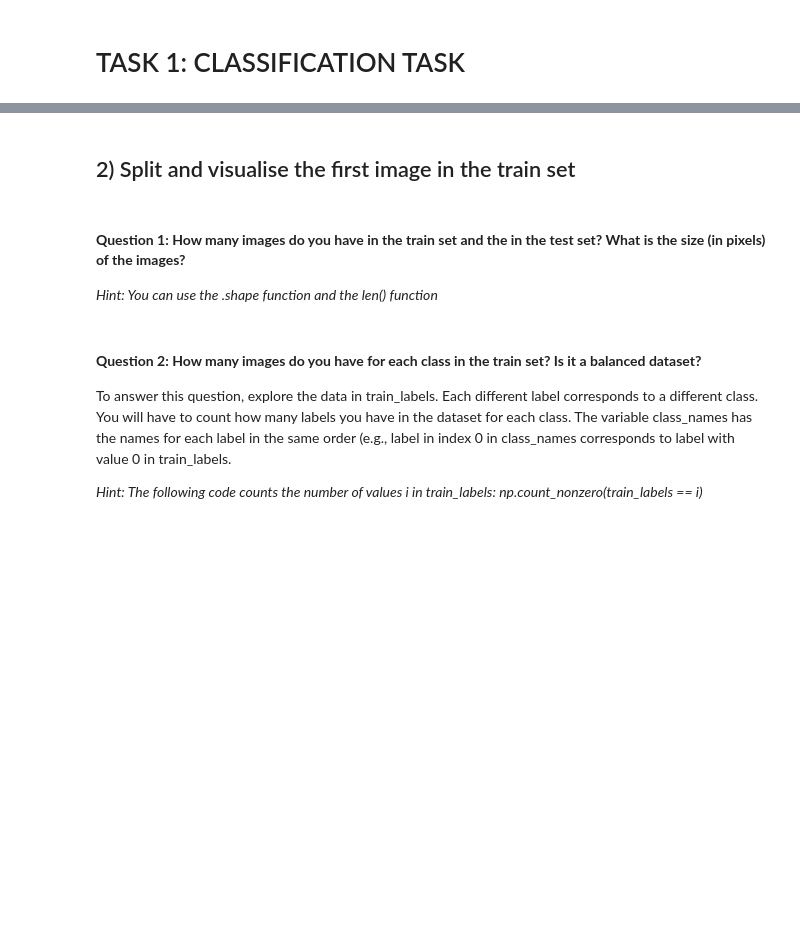
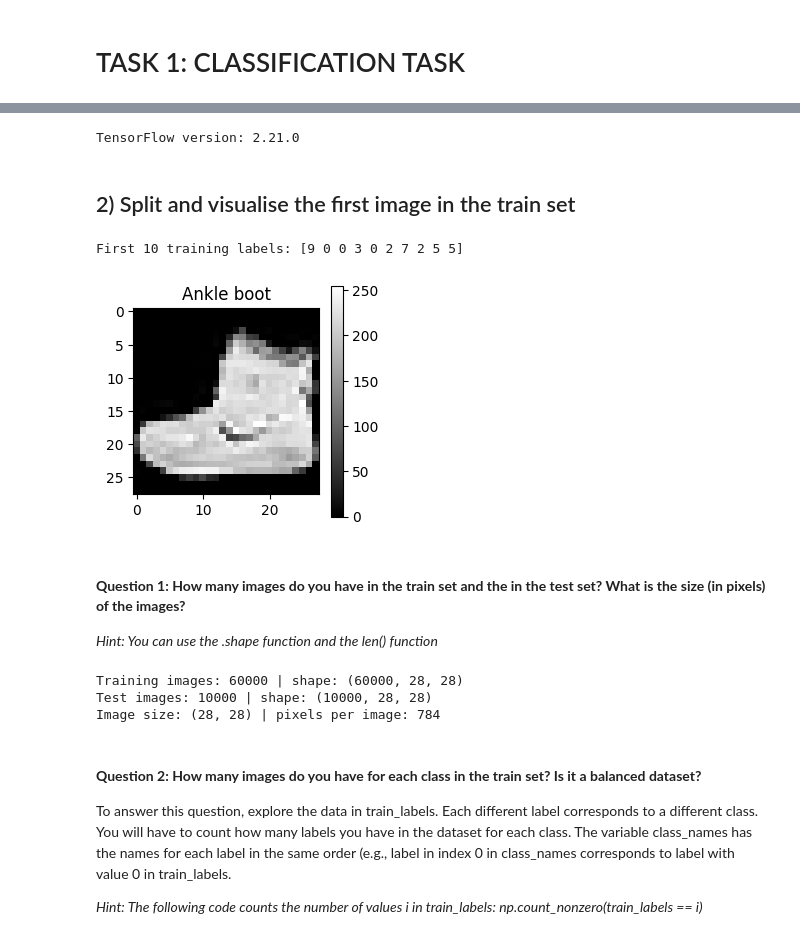
Before and after one commit to anjaya02/applied-ai, a Jupyter notebook: Week 9/Tutorial_ANN.ipynb, the cells around one changed output, grey strips where cells are left out. Saved outputs shown, nothing was run; the diff lists cells and outputs as text; code cells hidden in the pictures; blank space fills up the shorter version.

Commit message:
Complete week 9 neural networks tutorial with results

```diff
--- a/Week 9/Tutorial_ANN.ipynb
+++ b/Week 9/Tutorial_ANN.ipynb
@@ -15,27 +26,31 @@ You can find more information on the dataset here: https://keras.io/api/datasets
 import tensorflow as tf
 import matplotlib.pyplot as plt
 import numpy as np
+from sklearn.model_selection import train_test_split
 
-seed = 123 # to ensure we always get the same results
-np.random.seed(seed) # to ensure we always get the same results
-tf.keras.utils.set_random_seed(seed) # to ensure we always get the same results
+seed = 123
+tf.keras.utils.set_random_seed(seed)
+print('TensorFlow version:', tf.__version__)
 
 fashion_mnist = tf.keras.datasets.fashion_mnist
-
 class_names = ['T-shirt/top', 'Trouser', 'Pullover', 'Dress', 'Coat',
                'Sandal', 'Shirt', 'Sneaker', 'Bag', 'Ankle boot']
+# %% [output]
+TensorFlow version: 2.21.0
 # %% [markdown]
 ## 2) Split and visualise the first image in the train set
 # %%
 (train_images, train_labels), (test_images, test_labels) = fashion_mnist.load_data()
-
-print(train_labels)
+print('First 10 training labels:', train_labels[:10])
 plt.figure(figsize=(3, 3))
-plt.imshow(train_images[0])
+plt.imshow(train_images[0], cmap='gray')
 plt.title(class_names[train_labels[0]])
 plt.colorbar()
 plt.grid(False)
 plt.show()
+# %% [output]
+First 10 training labels: [9 0 0 3 0 2 7 2 5 5]
+[figure, added]
 # %% [markdown]
 #### **Question 1: How many images do you have in the train set and the in the test set? What is the size (in pixels) of the images?**
 *Hint: You can use the .shape function and the len() function*
@@ -44,3 +57,12 @@ plt.show()
+# %%
+print('Training images:', len(train_images), '| shape:', train_images.shape)
+print('Test images:', len(test_images), '| shape:', test_images.shape)
+print('Image size:', train_images.shape[1:], '| pixels per image:', np.prod(train_images.shape[1:]))
+# Answer: 60,000 training images, 10,000 test images, 28 x 28 = 784 pixels each.
+# %% [output]
+Training images: 60000 | shape: (60000, 28, 28)
+Test images: 10000 | shape: (10000, 28, 28)
+Image size: (28, 28) | pixels per image: 784
 # %% [markdown]
 #### **Question 2: How many images do you have for each class in the train set? Is it a balanced dataset?**
 
```
Also changed, not shown: parts of 65 cells of this notebook.
